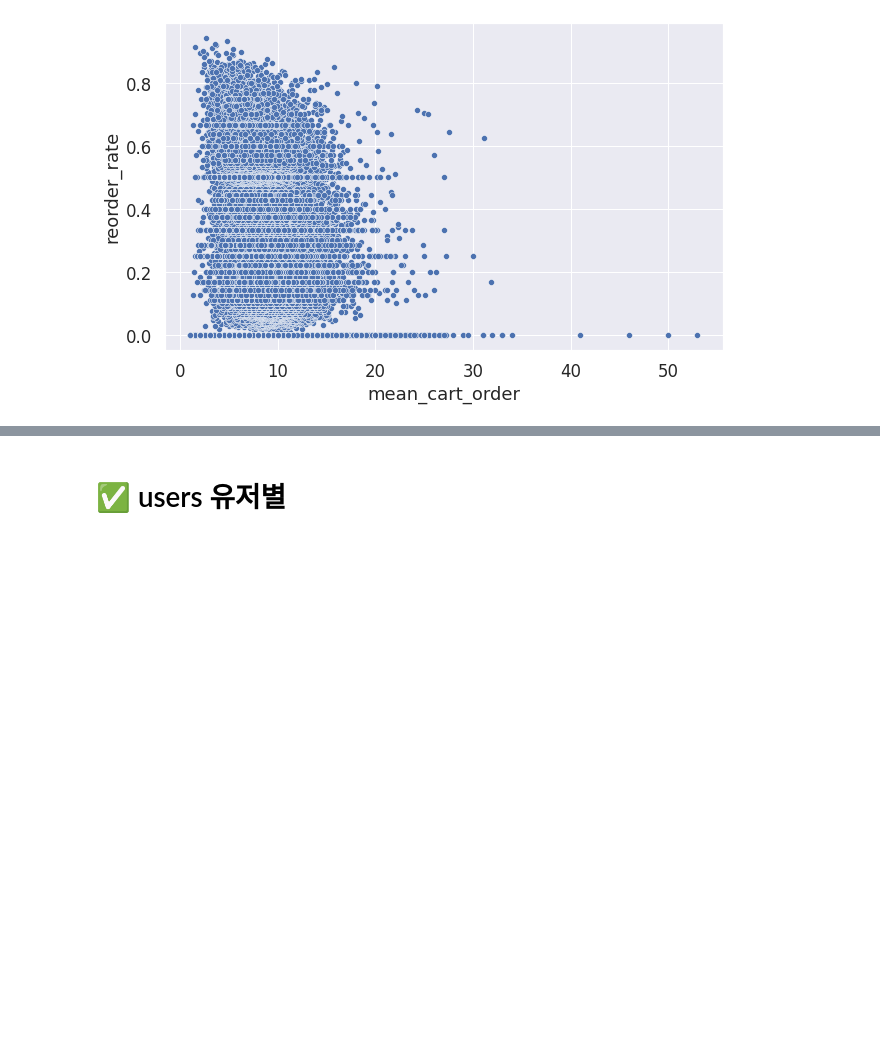
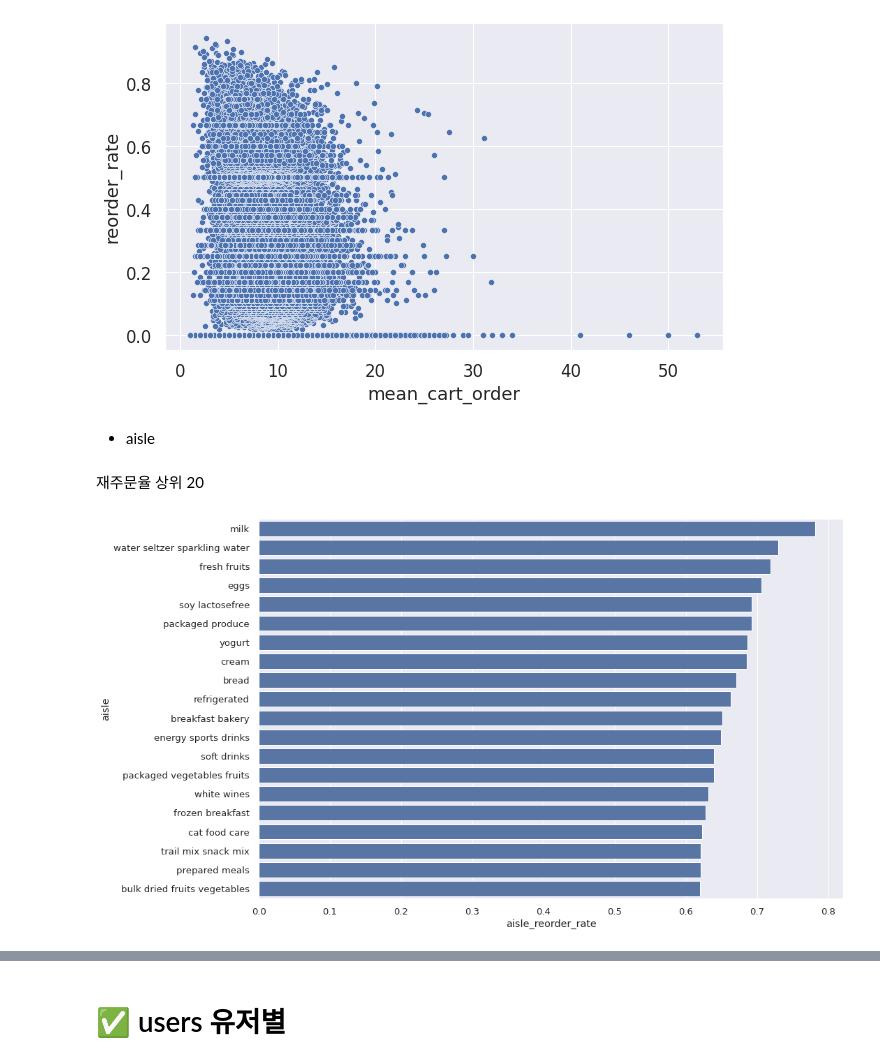
Before and after one commit to helperjby/Wishlist_project, a Jupyter notebook: EDA/EDA_wishlist_3주차.ipynb, the cells around one changed output, grey strips where cells are left out. Drawn from its saved outputs; the diff is of its cells as text; code cells hidden in the pictures; blank space fills up the shorter version.

```diff
--- a/EDA/EDA_wishlist_3주차.ipynb
+++ b/EDA/EDA_wishlist_3주차.ipynb
@@ -716,3 +787,15 @@ sns.scatterplot(x='mean_cart_order', y='reorder_rate', data=prod_feats)
 plt.show()
 # %% [output]
 [figure]
+# %% [markdown]
+- aisle
+# %% [markdown]
+재주문율 상위 20
+# %%
+aisle_feats = aisle_feats.sort_values('aisle_reorder_rate', ascending=False, ignore_index=True)
+
+plt.figure(figsize=(15,10))
+sns.barplot(y=aisle_feats.aisle.astype(np.object0)[:20], x=aisle_feats.aisle_reorder_rate[:20], color=color[0])
+plt.show()
+# %% [output]
+[figure, added]
```
Also changed, not shown: parts of 24 cells of this notebook, 8 other files.
